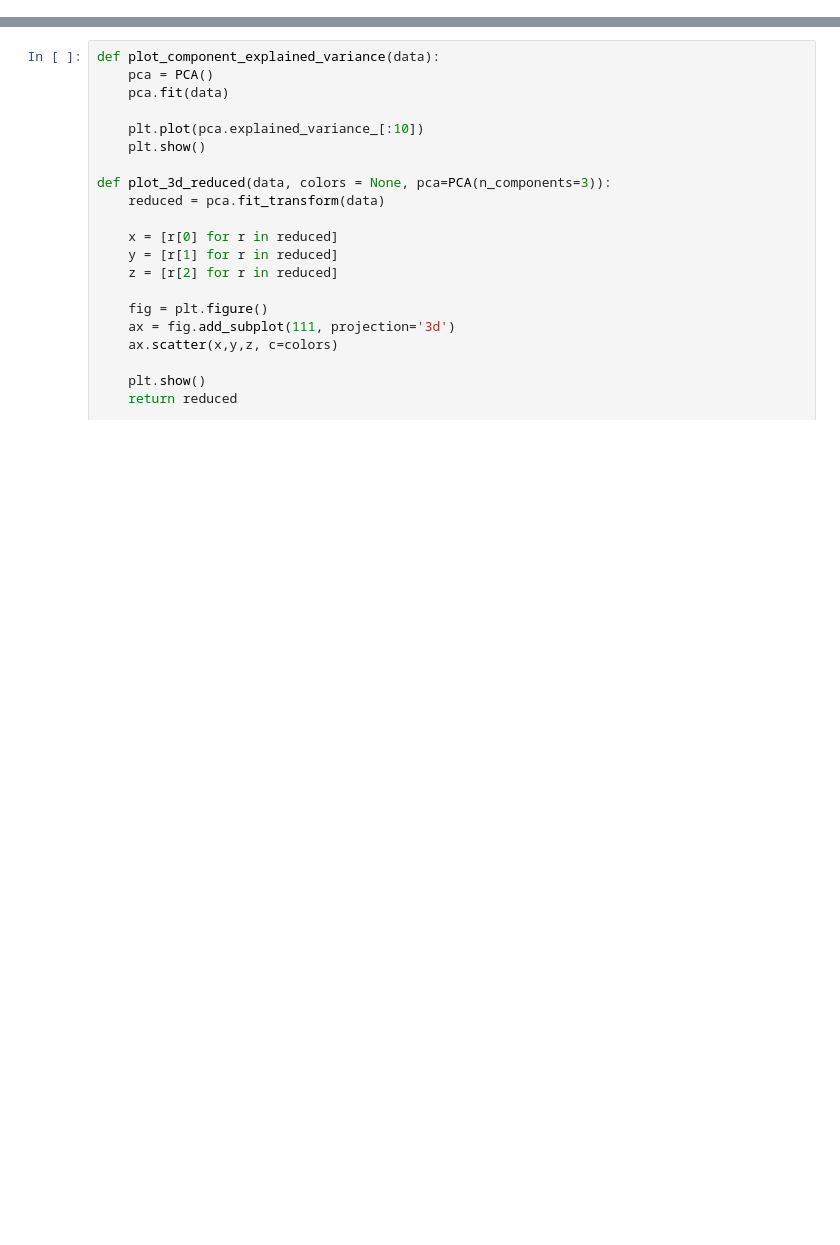
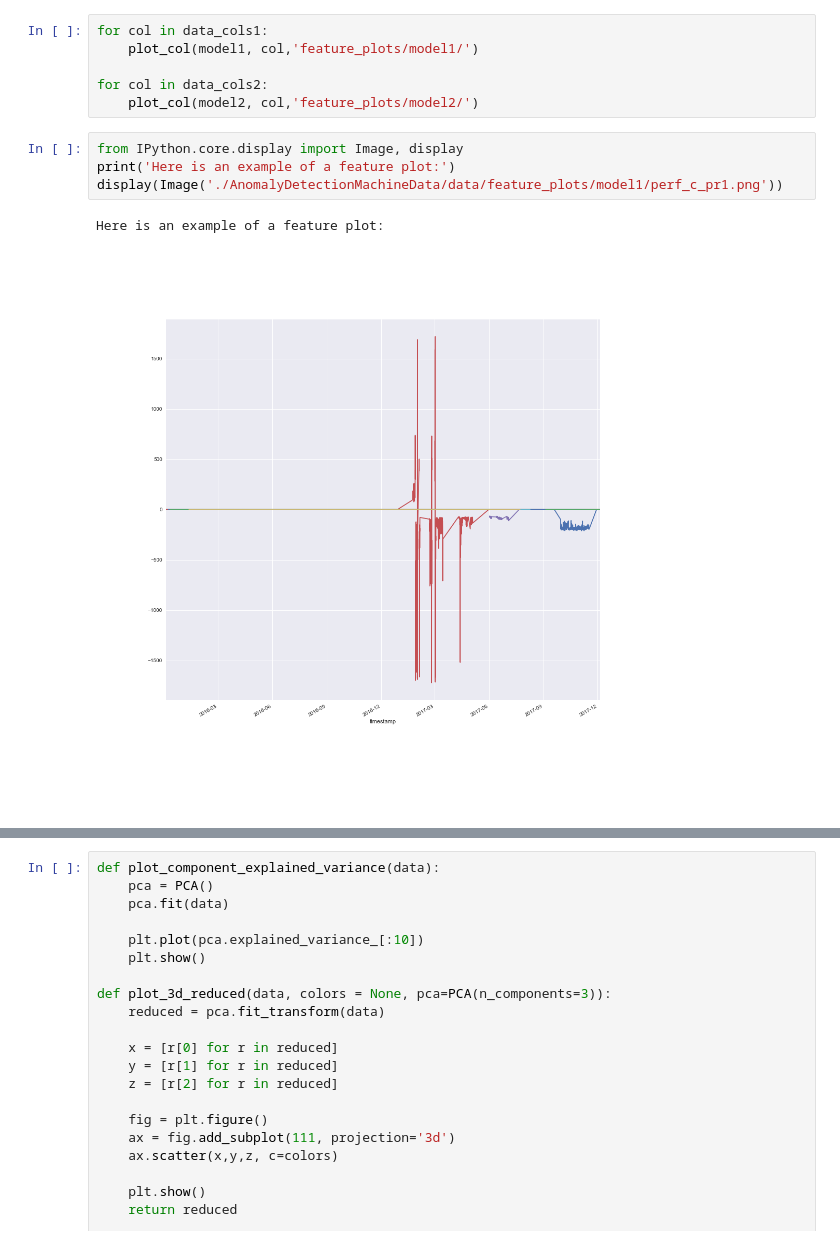
Before and after one commit to j-goldsmith/TurbineTimeSeries.EDA, a Jupyter notebook: src/analysis/Sensor Readings Hourly Data Overview.ipynb, the cells around one changed output, grey strips where cells are left out. Saved outputs shown, nothing was run; the diff lists cells and outputs as text; blank space fills up the shorter version.

```diff
--- a/src/analysis/Sensor Readings Hourly Data Overview.ipynb
+++ b/src/analysis/Sensor Readings Hourly Data Overview.ipynb
@@ -165,0 +158,13 @@ Clean Records: 304500
+# %%
+for col in data_cols1:
+    plot_col(model1, col,'feature_plots/model1/')
+
+for col in data_cols2:
+    plot_col(model2, col,'feature_plots/model2/')
+# %%
+from IPython.core.display import Image, display
+print('Here is an example of a feature plot:')
+display(Image('./AnomalyDetectionMachineData/data/feature_plots/model1/perf_c_pr1.png'))
+# %% [output]
+Here is an example of a feature plot:
+[figure, added]
```
Also changed, not shown: parts of 64 cells of this notebook, 2 other files.
